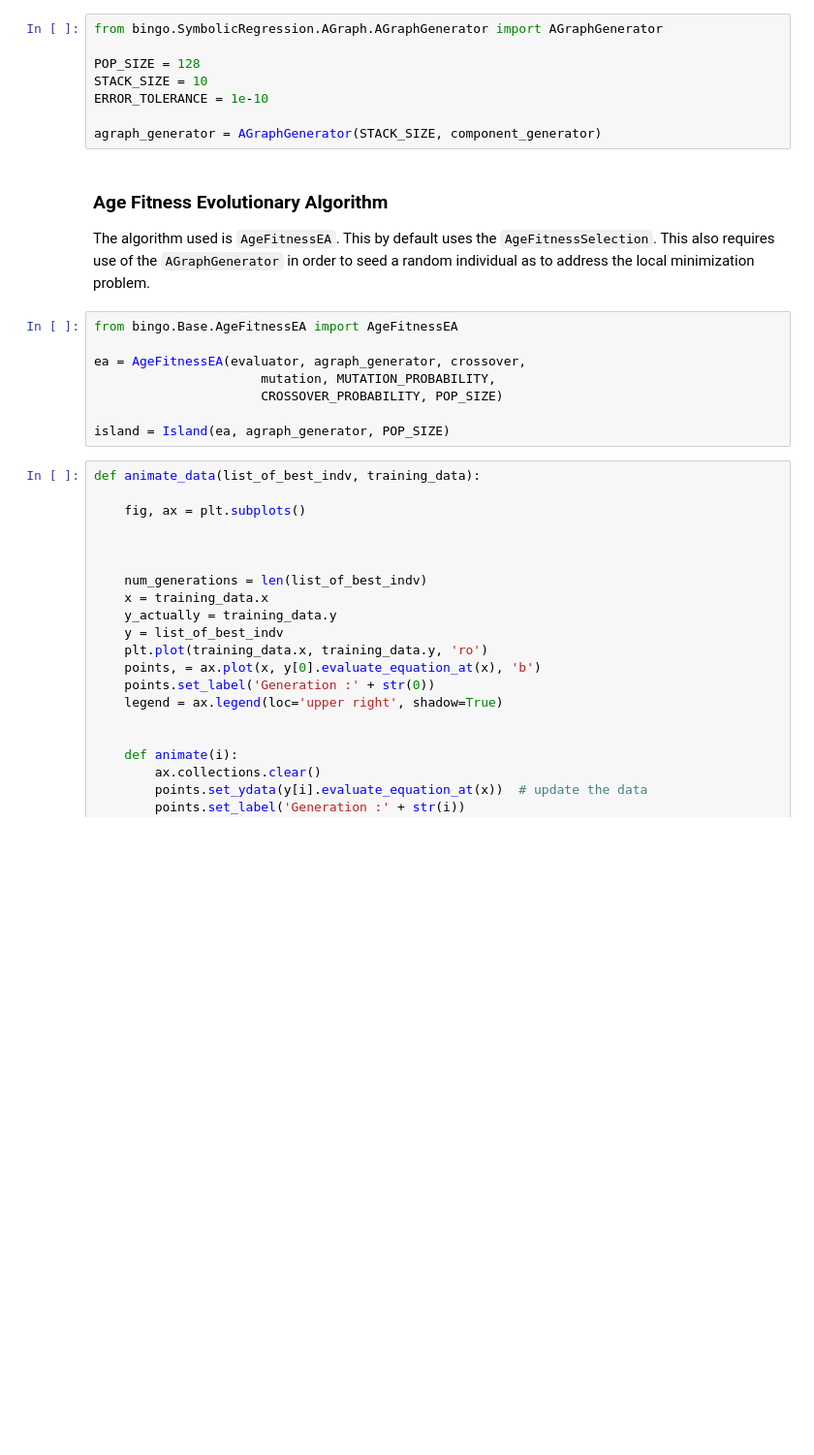
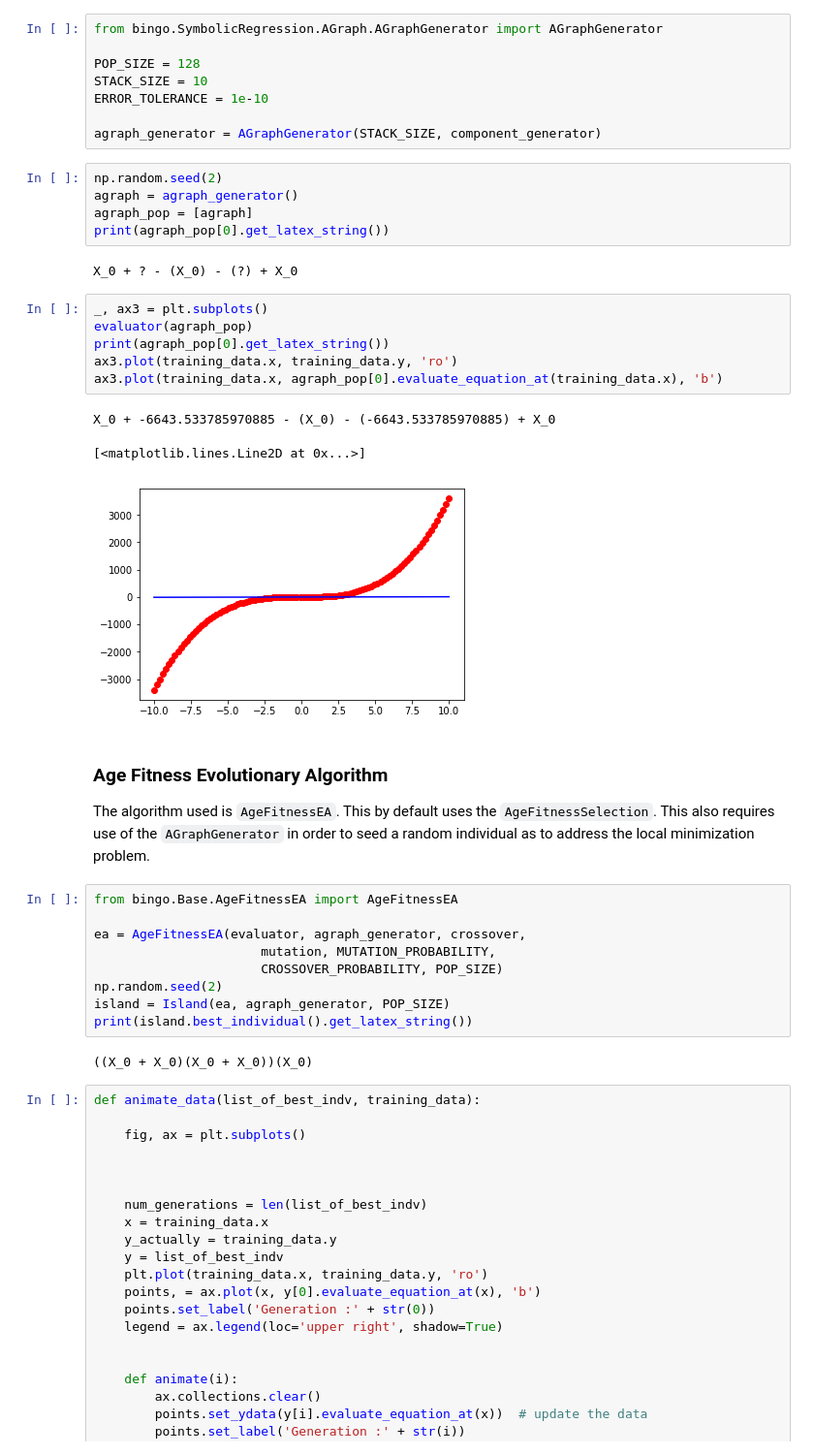
Before and after one commit to nasa/bingo, a Jupyter notebook: examples/bingo_tutorial.ipynb, the cells around one changed output. Shown at 97% size. Drawn from its saved outputs; the diff is of its cells as text; blank space fills up the shorter version.

```diff
--- a/examples/bingo_tutorial.ipynb
+++ b/examples/bingo_tutorial.ipynb
@@ -215,6 +243,23 @@ STACK_SIZE = 10
 ERROR_TOLERANCE = 1e-10
 
 agraph_generator = AGraphGenerator(STACK_SIZE, component_generator)
+# %%
+np.random.seed(2)
+agraph = agraph_generator()
+agraph_pop = [agraph]
+print(agraph_pop[0].get_latex_string())
+# %% [output]
+X_0 + ? - (X_0) - (?) + X_0
+# %%
+_, ax3 = plt.subplots()
+evaluator(agraph_pop)
+print(agraph_pop[0].get_latex_string())
+ax3.plot(training_data.x, training_data.y, 'ro')
+ax3.plot(training_data.x, agraph_pop[0].evaluate_equation_at(training_data.x), 'b')
+# %% [output]
+X_0 + -6643.533785970885 - (X_0) - (-6643.533785970885) + X_0
+[<matplotlib.lines.Line2D at 0x...>]
+[figure, added]
 # %% [markdown]
 ### Age Fitness Evolutionary Algorithm
 
@@ -225,8 +270,11 @@ from bingo.Base.AgeFitnessEA import AgeFitnessEA
 ea = AgeFitnessEA(evaluator, agraph_generator, crossover,
                       mutation, MUTATION_PROBABILITY,
                       CROSSOVER_PROBABILITY, POP_SIZE)
-
+np.random.seed(2)
 island = Island(ea, agraph_generator, POP_SIZE)
+print(island.best_individual().get_latex_string())
+# %% [output]
+((X_0 + X_0)(X_0 + X_0))(X_0)
 # %%
 def animate_data(list_of_best_indv, training_data):
 
```
Also changed, not shown: parts of 16 cells of this notebook.
